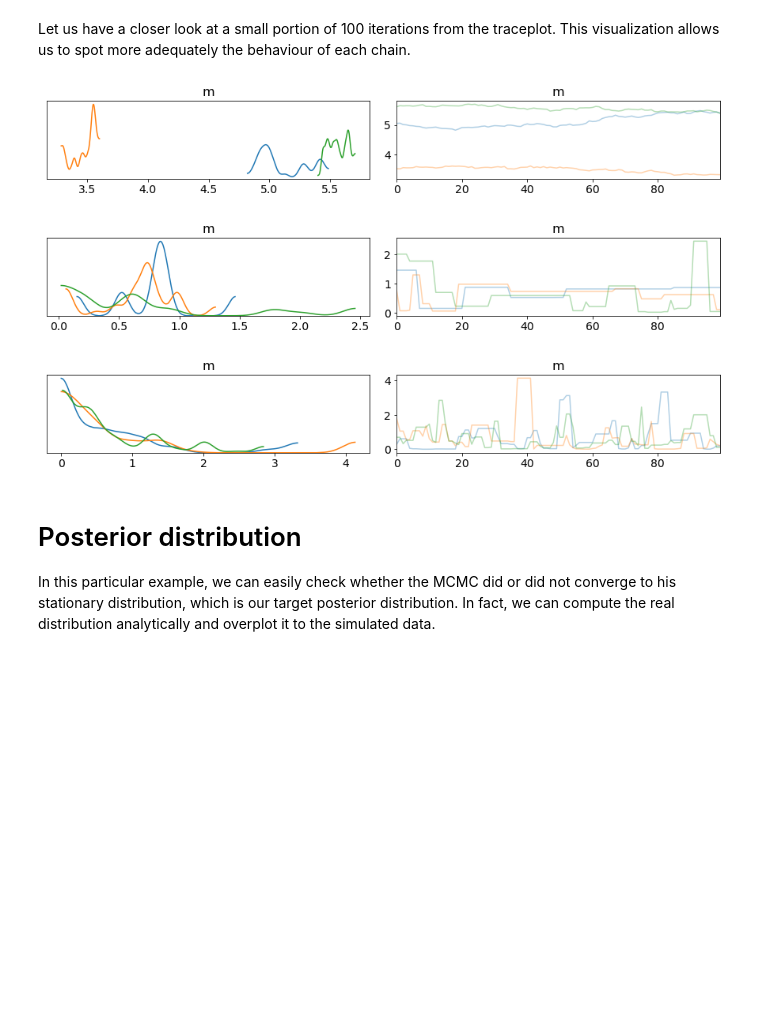
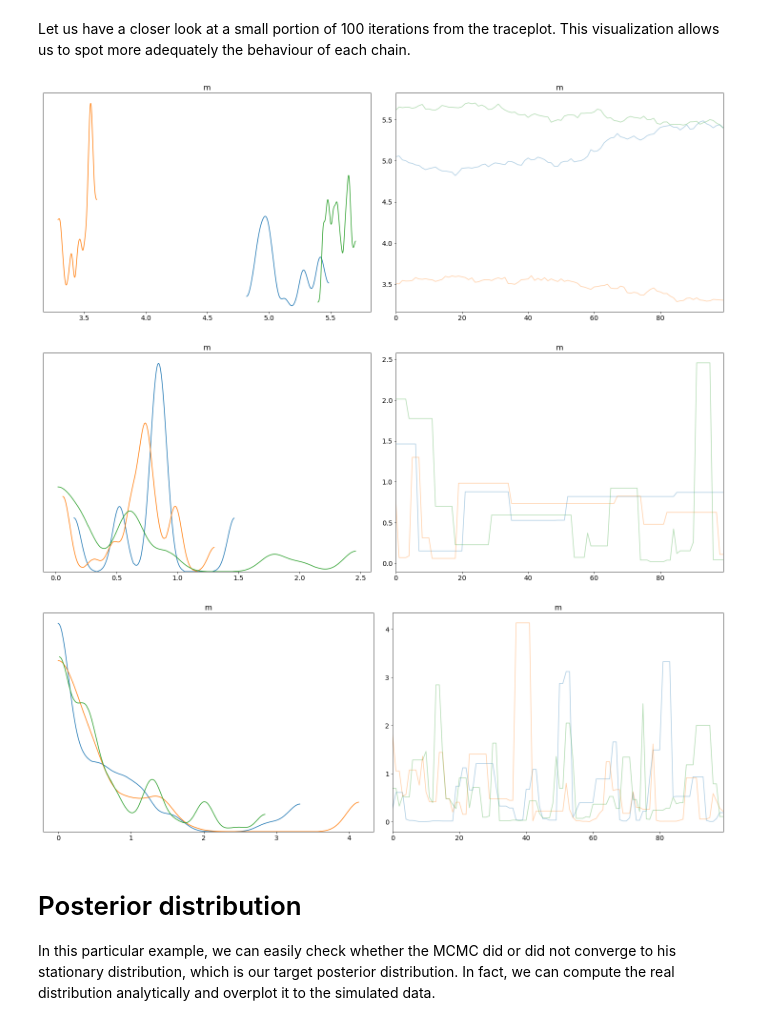
Before and after one commit to fcastagna/mcmc_convergence, a Jupyter notebook: try.ipynb, the cells around one changed output. Drawn from its saved outputs; the diff is of its cells as text; code cells hidden in the pictures; blank space fills up the shorter version.

```diff
--- a/try.ipynb
+++ b/try.ipynb
@@ -88,14 +88,14 @@ pass
 # %% [markdown]
 Let us have a closer look at a small portion of 100 iterations from the traceplot. This visualization allows us to spot more adequately the behaviour of each chain.
 # %%
-pm.traceplot(trace_1[nburn:nburn+100], var_names=['m'])
-pm.traceplot(trace_2[nburn:nburn+100], var_names=['m'])
-pm.traceplot(trace_3[nburn:nburn+100], var_names=['m'])
+pm.traceplot(trace_1[nburn:nburn+100], var_names=['m'], figsize=(20,7))
+pm.traceplot(trace_2[nburn:nburn+100], var_names=['m'], figsize=(20,7))
+pm.traceplot(trace_3[nburn:nburn+100], var_names=['m'], figsize=(20,7))
 pass
 # %% [output]
-[figure, old version]
+[figure, new version]
-[figure, old version]
+[figure, new version]
-[figure, old version]
+[figure, new version]
 # %% [markdown]
 # Posterior distribution
 In this particular example, we can easily check whether the MCMC did or did not converge to his stationary distribution, which is our target posterior distribution. In fact, we can compute the real distribution analytically and overplot it to the simulated data.
```
Also changed, not shown: parts of 1 cell of this notebook.
